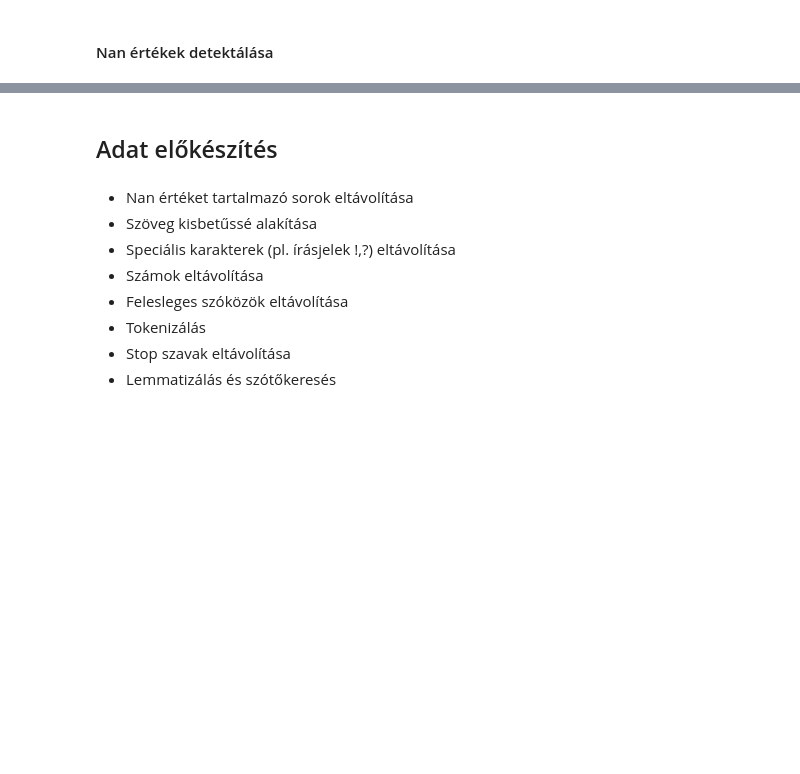
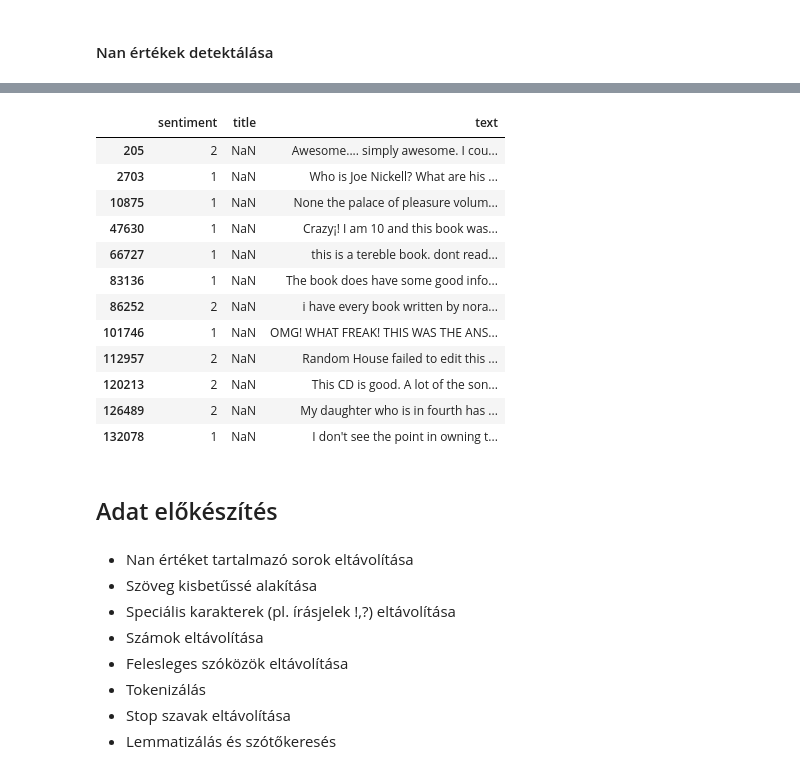
Before and after one commit to Vanii2000/szovegbanyaszat_beadando, a Jupyter notebook: data_prep.ipynb, the cells around one changed output, grey strips where cells are left out. Cells and saved outputs as stored; diff of their text form; code cells hidden in the pictures; blank space fills up the shorter version.

```diff
--- a/data_prep.ipynb
+++ b/data_prep.ipynb
@@ -98,2 +108,2 @@ test_file_path = (os.path.join(path, test_file)).replace('\\', '/')
 # %%
-data = pd.read_csv(file_path, names=['sentiment', 'title', 'text'])
+test_data = pd.read_csv(test_file_path, names=['sentiment', 'title', 'text'])
@@ -171,3 +165,20 @@ data[data.isna().any(axis=1)]
+# %%
+# Azon sorok kiíratása amik tartalamnak Nan értéket - mivel rengeteg adatunk van, ezeket a sorokat törölhetjük
+test_data[test_data.isna().any(axis=1)]
+# %% [output]
+|  | sentiment | title | text |
+| 205 | 2 | NaN | Awesome.... simply awesome. I cou... |
+| 2703 | 1 | NaN | Who is Joe Nickell? What are his ... |
+| 10875 | 1 | NaN | None the palace of pleasure volum... |
+| 47630 | 1 | NaN | Crazy¡! I am 10 and this book was... |
+| 66727 | 1 | NaN | this is a tereble book. dont read... |
+| 83136 | 1 | NaN | The book does have some good info... |
+| 86252 | 2 | NaN | i have every book written by nora... |
+| 101746 | 1 | NaN | OMG! WHAT FREAK! THIS WAS THE ANS... |
+| 112957 | 2 | NaN | Random House failed to edit this ... |
+| 120213 | 2 | NaN | This CD is good. A lot of the son... |
+| 126489 | 2 | NaN | My daughter who is in fourth has ... |
+| 132078 | 1 | NaN | I don't see the point in owning t... |
 # %% [markdown]
 ## Adat előkészítés
 # %% [markdown]
```
Also changed, not shown: parts of 38 cells of this notebook, 2 other files.
